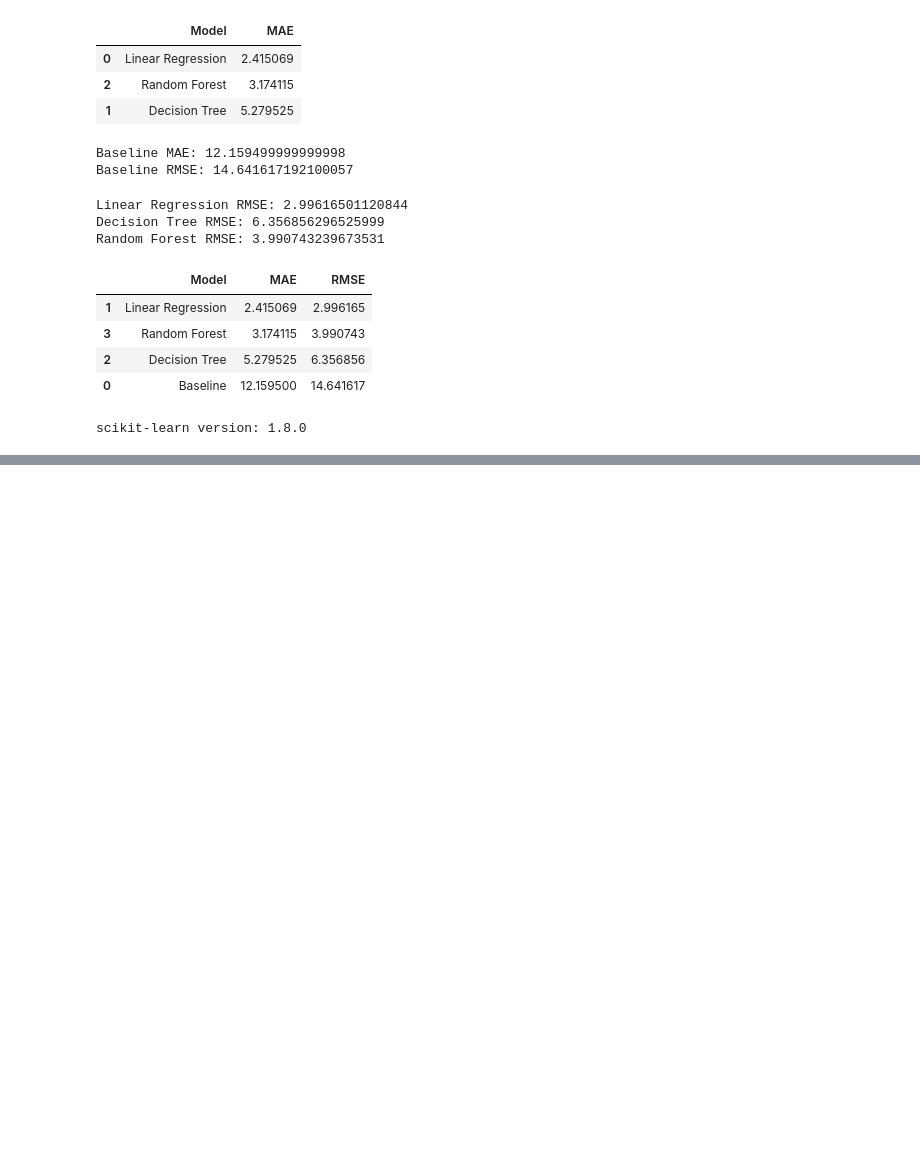
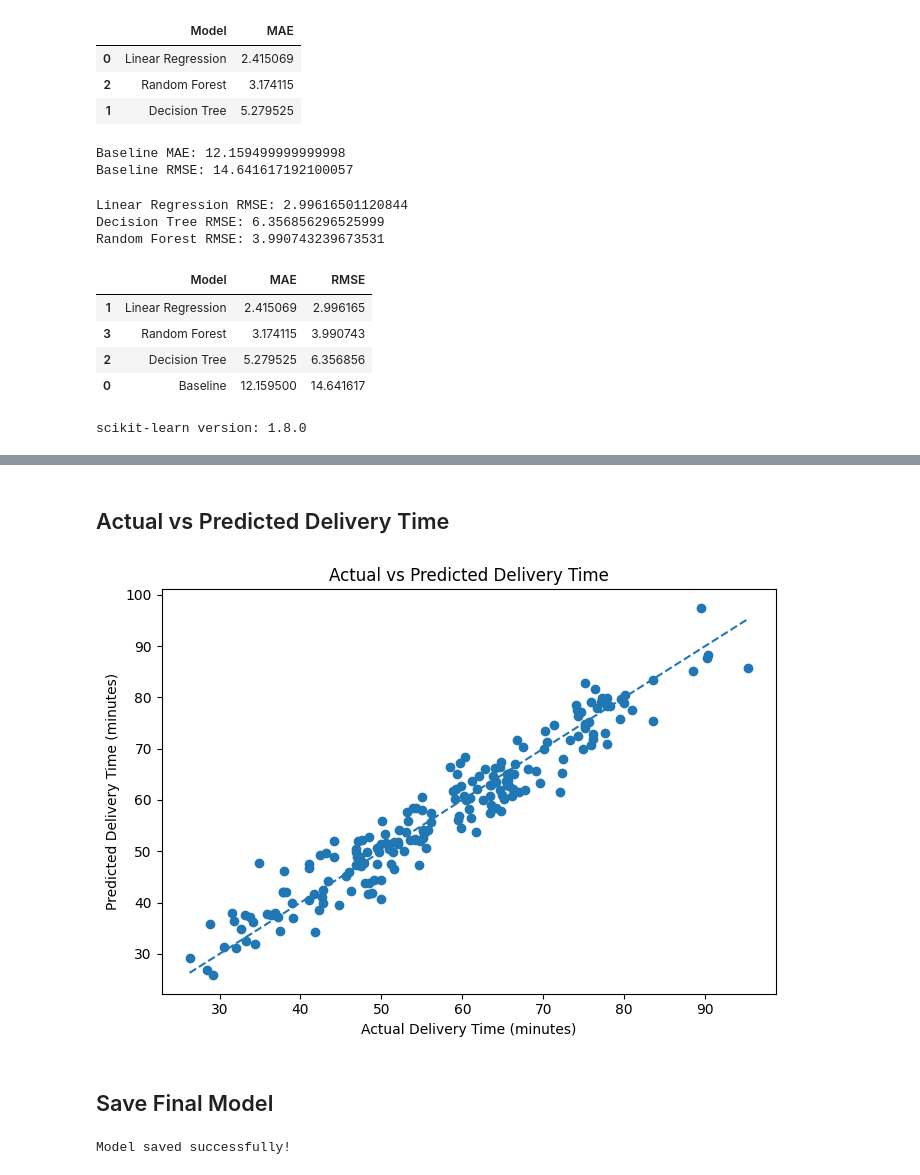
Before and after one commit to Zarajamshedkhan/delivery-time-predictor, a Jupyter notebook: notebooks/01_data_exploration.ipynb, the cells around one changed output, grey strips where cells are left out. Drawn from its saved outputs; the diff is of its cells as text; code cells hidden in the pictures; blank space fills up the shorter version.

```diff
--- a/notebooks/01_data_exploration.ipynb
+++ b/notebooks/01_data_exploration.ipynb
@@ -237,0 +302,30 @@ scikit-learn version: 1.8.0
+# %% [markdown]
+## Actual vs Predicted Delivery Time
+# %%
+plt.figure(figsize=(7, 5))
+
+plt.scatter(y_test, best_pred)
+
+plt.plot(
+    [y_test.min(), y_test.max()],
+    [y_test.min(), y_test.max()],
+    linestyle="--"
+)
+
+plt.xlabel("Actual Delivery Time (minutes)")
+plt.ylabel("Predicted Delivery Time (minutes)")
+plt.title("Actual vs Predicted Delivery Time")
+plt.tight_layout()
+plt.show()
+# %% [output]
+[figure, added]
+# %% [markdown]
+## Save Final Model
+# %%
+import joblib
+
+joblib.dump(best_model, "../models/delivery_time_model.pkl")
+
+print("Model saved successfully!")
+# %% [output]
+Model saved successfully!
```
Also changed, not shown: parts of 5 cells of this notebook, 2 other files.
